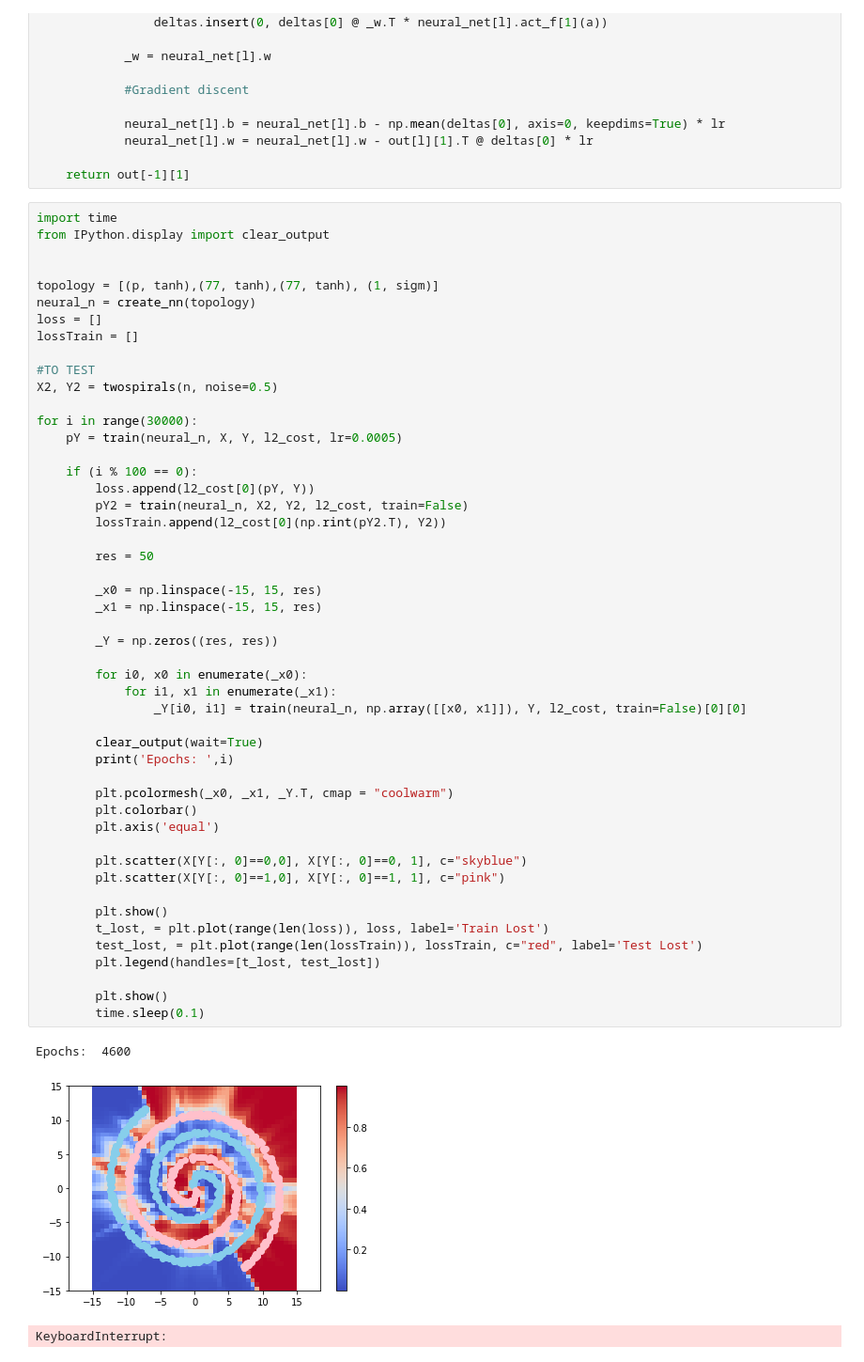
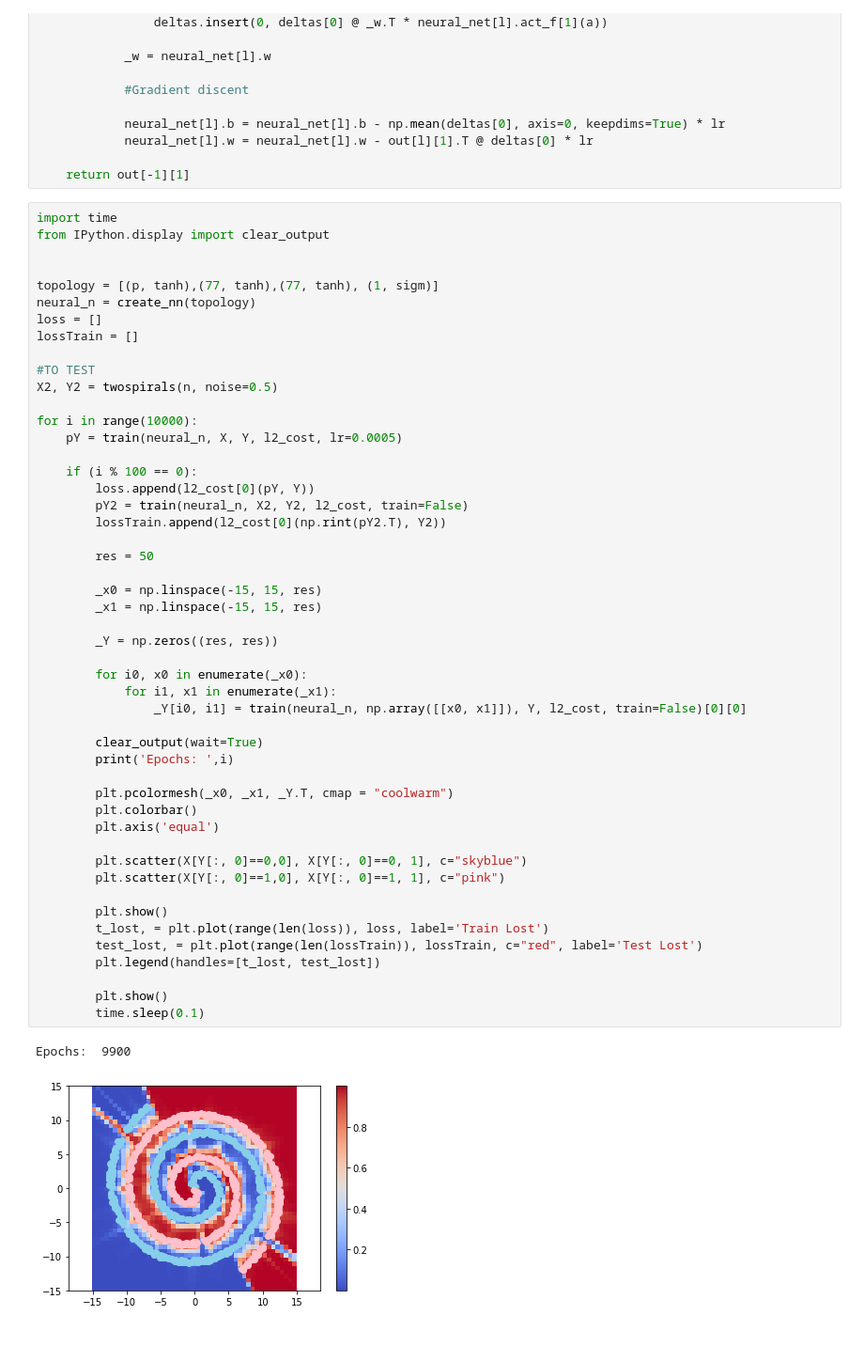
Before and after one commit to Polgabarro/deep-learning-practices, a Jupyter notebook: dppractica_3_1.ipynb, the cells around one changed output. Shown at 94% size. Saved outputs shown, nothing was run; the diff lists cells and outputs as text.

```diff
--- a/dppractica_3_1.ipynb
+++ b/dppractica_3_1.ipynb
@@ -106,7 +106,7 @@ lossTrain = []
 #TO TEST
 X2, Y2 = twospirals(n, noise=0.5)
 
-for i in range(30000):
+for i in range(10000):
     pY = train(neural_n, X, Y, l2_cost, lr=0.0005)
 
     if (i % 100 == 0):
@@ -116,33 +116,32 @@ for i in range(30000):
 
         res = 50
 
         _x0 = np.linspace(-15, 15, res)
         _x1 = np.linspace(-15, 15, res)
 
         _Y = np.zeros((res, res))
 
         for i0, x0 in enumerate(_x0):
             for i1, x1 in enumerate(_x1):
                 _Y[i0, i1] = train(neural_n, np.array([[x0, x1]]), Y, l2_cost, train=False)[0][0]
 
         clear_output(wait=True)
         print('Epochs: ',i)
 
         plt.pcolormesh(_x0, _x1, _Y.T, cmap = "coolwarm")
         plt.colorbar()
         plt.axis('equal')
 
         plt.scatter(X[Y[:, 0]==0,0], X[Y[:, 0]==0, 1], c="skyblue")
         plt.scatter(X[Y[:, 0]==1,0], X[Y[:, 0]==1, 1], c="pink")
 
         plt.show()
         t_lost, = plt.plot(range(len(loss)), loss, label='Train Lost')
         test_lost, = plt.plot(range(len(lossTrain)), lossTrain, c="red", label='Test Lost')
         plt.legend(handles=[t_lost, test_lost])
 
         plt.show()
         time.sleep(0.1)
 # %% [output]
-Epochs:  4600
+Epochs:  9900
-[figure, old version]
+[figure, new version]
-KeyboardInterrupt:
```
Also changed, not shown: parts of 2 cells of this notebook.
